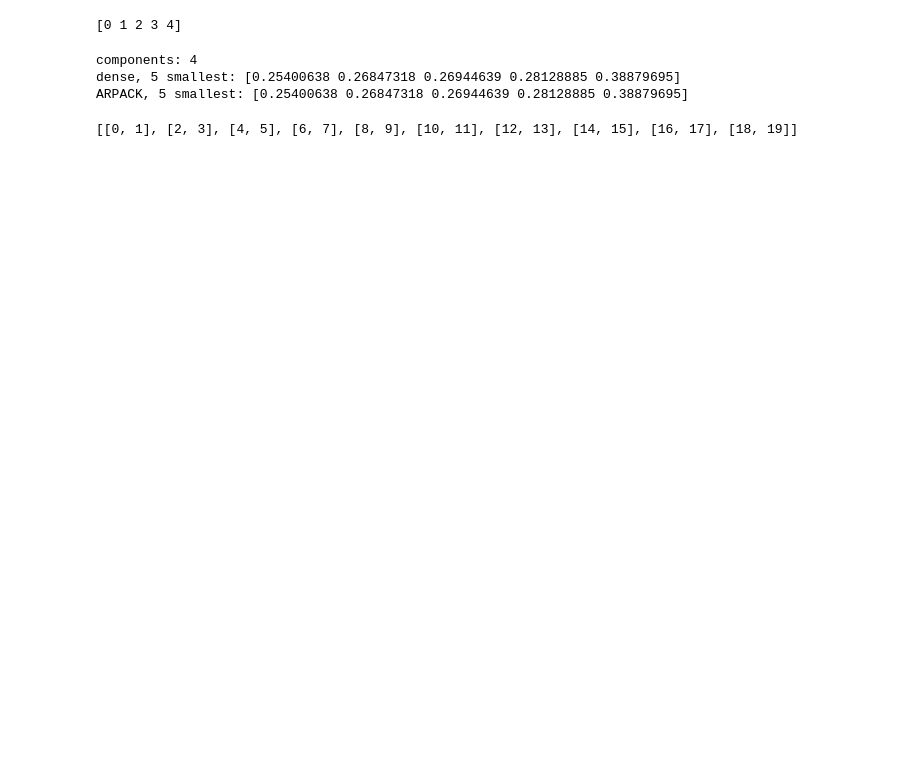
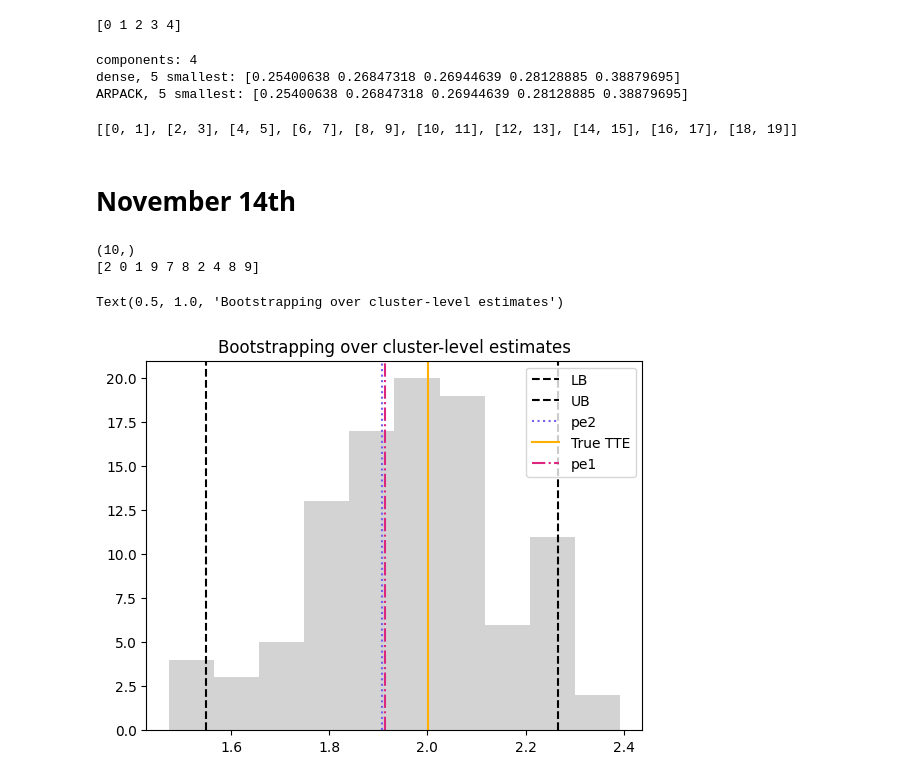
Before and after one commit to mayscortez/UQ-for-staggered-rollouts, a Jupyter notebook: experiment.ipynb, the cells around one changed output. Cells and saved outputs as stored; diff of their text form; code cells hidden in the pictures; blank space fills up the shorter version.

Commit message:
added some code to analyze data from experiment file

```diff
--- a/experiment.ipynb
+++ b/experiment.ipynb
@@ -219,3 +291,59 @@ for k in range(n):
 print(Cl)
 # %% [output]
 [[0, 1], [2, 3], [4, 5], [6, 7], [8, 9], [10, 11], [12, 13], [14, 15], [16, 17], [18, 19]]
+# %% [markdown]
+# November 14th
+# %%
+import numpy as np
+rng = np.random.default_rng(2727)
+
+r_bootstrap = 10
+coarse_estimates = np.arange(10)
+sample = rng.choice(coarse_estimates, size=(len(coarse_estimates), r_bootstrap), replace=True)
+
+print(sample.shape)
+# print(sample)
+
+for i in range(r_bootstrap):
+    print(np.mean(sample[i,:]))
+print(np.mean(sample, axis = 1))
+# %% [output]
+(10,)
+[2 0 1 9 7 8 2 4 8 9]
+# %%
+import pickle
+import numpy as np
+
+res = pickle.load(open('data.pkl', 'rb'))
+# %%
+# ['TTE_true', 'pe1_TTE_hat', 'pe1_bias', 'cluster_TTE_hat', 'cluster_bias', 'bootstrap_res1', 'coverage1', 'bootstrap_res2', 'coverage2']
+qs = list(res['coverage1'][0].keys())
+coverage1 = res['coverage1']
+coverage2 = res['coverage2']
+
+frac_true1 = {q: np.mean([coverage1[rep][q] for rep in coverage1]) for q in qs}
+frac_true2 = {q: np.mean([coverage2[rep][q] for rep in coverage2]) for q in qs}
+print("Coverage (1)")
+for key in frac_true1:
+    print(f"q = {np.round(key,3):.3f}: {frac_true1[key]}")
+print("Coverage (2)")
+for key in frac_true2:
+    print(f"q = {np.round(key,3):.3f}: {frac_true2[key]}")
+# %%
+# I wrote this myself
+import matplotlib.pyplot as plt
+
+g = 0
+i = 0
+data = res['bootstrap_res1'][g][qs[i]]
+plt.hist(data['ed'], color = "lightgrey")
+plt.axvline(data['LB'], color = "black", linestyle = '--', label = "LB")
+plt.axvline(data['UB'], color = "black", linestyle = '--', label = "UB")
+plt.axvline(data['pe2'], color = "#785ef0", linestyle = ':', label = 'pe2')
+plt.axvline(res['TTE_true'][g], color = "#ffb000", linestyle = '-', label = 'True TTE')
+plt.axvline(res['pe1_TTE_hat'][g][qs[i]], color = "#dc267f", linestyle = 'dashdot', label = 'pe1')
+plt.legend()
+plt.title("Bootstrapping over cluster-level estimates")
+# %% [output]
+Text(0.5, 1.0, 'Bootstrapping over cluster-level estimates')
+[figure, added]
```
Also changed, not shown: parts of 14 cells of this notebook.
